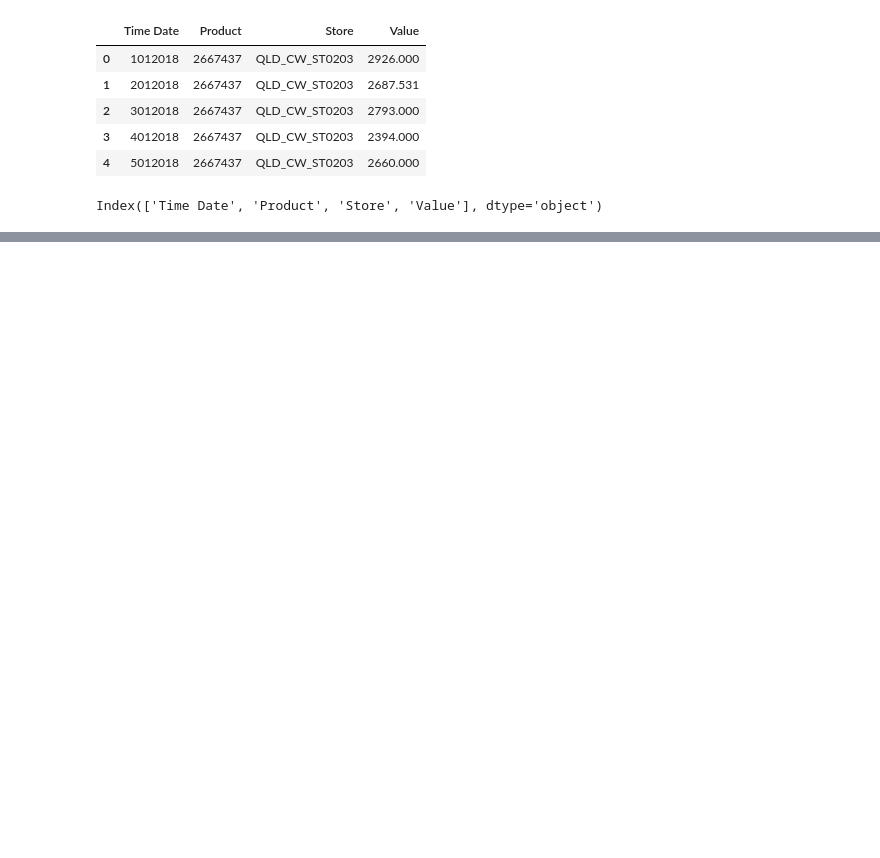
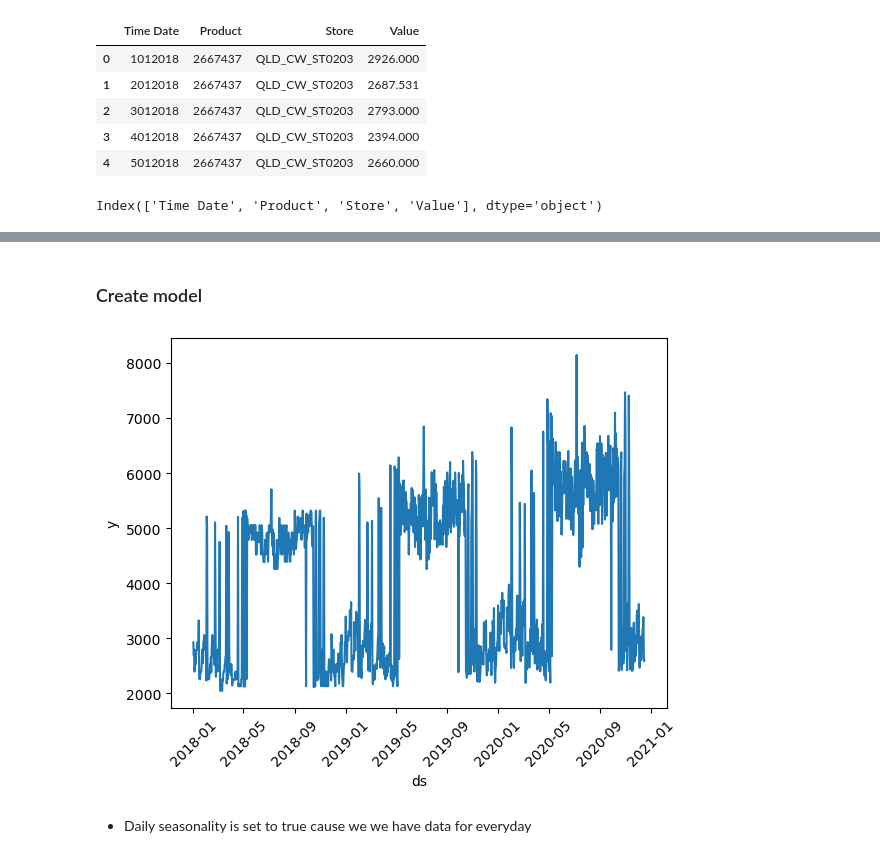
Before and after one commit to yasinda-s/TimeSeriesPython, a Jupyter notebook: PROPHET.ipynb, the cells around one changed output, grey strips where cells are left out. Cells and saved outputs as stored; diff of their text form; code cells hidden in the pictures; blank space fills up the shorter version.

Commit message:
Completed prophet model

```diff
--- a/PROPHET.ipynb
+++ b/PROPHET.ipynb
@@ -23,0 +32,2 @@ Index(['Time Date', 'Product', 'Store', 'Value'], dtype='object')
+# %%
+df['ds'] = pd.DatetimeIndex(df['Year']+'-'+df['Month']+'-'+df['Day'])
@@ -23,0 +36,3 @@ Index(['Time Date', 'Product', 'Store', 'Value'], dtype='object')
+# %%
+df['ds'] = pd.to_datetime(df['ds'])
+df.rename(columns={'Value': 'y'}, inplace=True)
@@ -23,0 +48,2 @@ Index(['Time Date', 'Product', 'Store', 'Value'], dtype='object')
+# %%
+df.drop(['Time Date', 'Year', 'Month', 'Day'], axis=1, inplace=True)
@@ -23,0 +93,2 @@ Index(['Time Date', 'Product', 'Store', 'Value'], dtype='object')
+# %%
+df.drop(['Product', 'Store'], axis=1, inplace=True)
@@ -23,0 +104,10 @@ Index(['Time Date', 'Product', 'Store', 'Value'], dtype='object')
+# %% [markdown]
+### Create model
+# %%
+sns.lineplot(data=df, x='ds', y='y')
+plt.xticks(rotation=45)
+plt.show()
+# %% [output]
+[figure, added]
+# %% [markdown]
+- Daily seasonality is set to true cause we we have data for everyday
```
Also changed, not shown: parts of 23 cells of this notebook.
